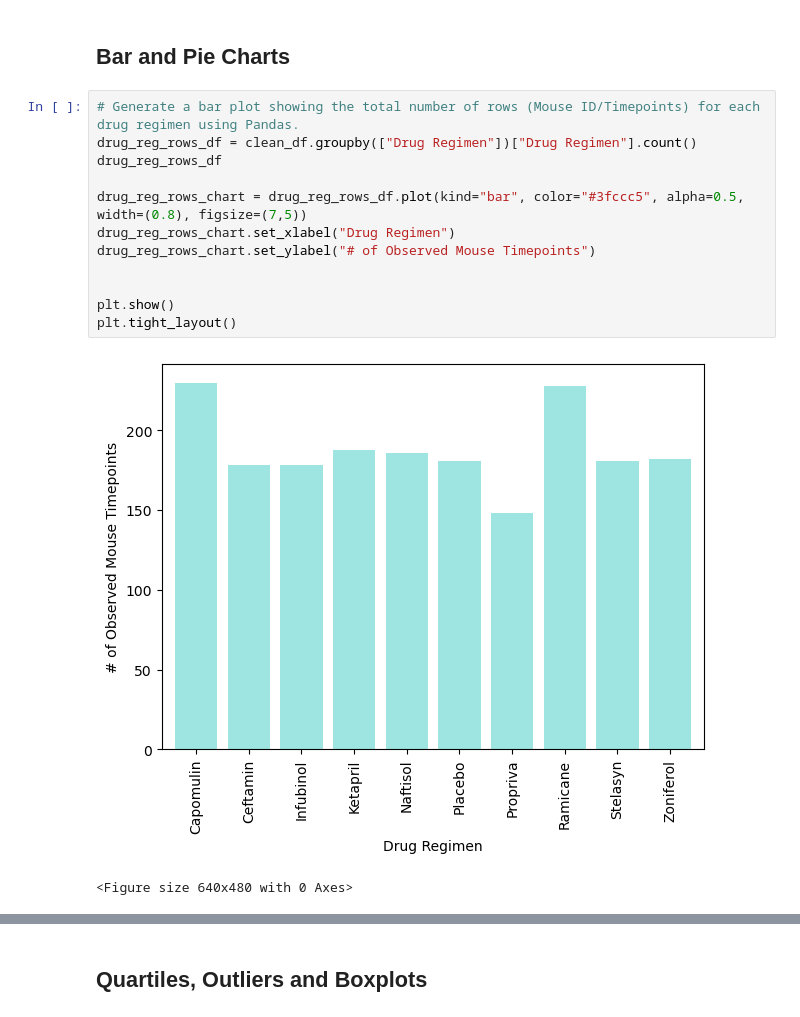
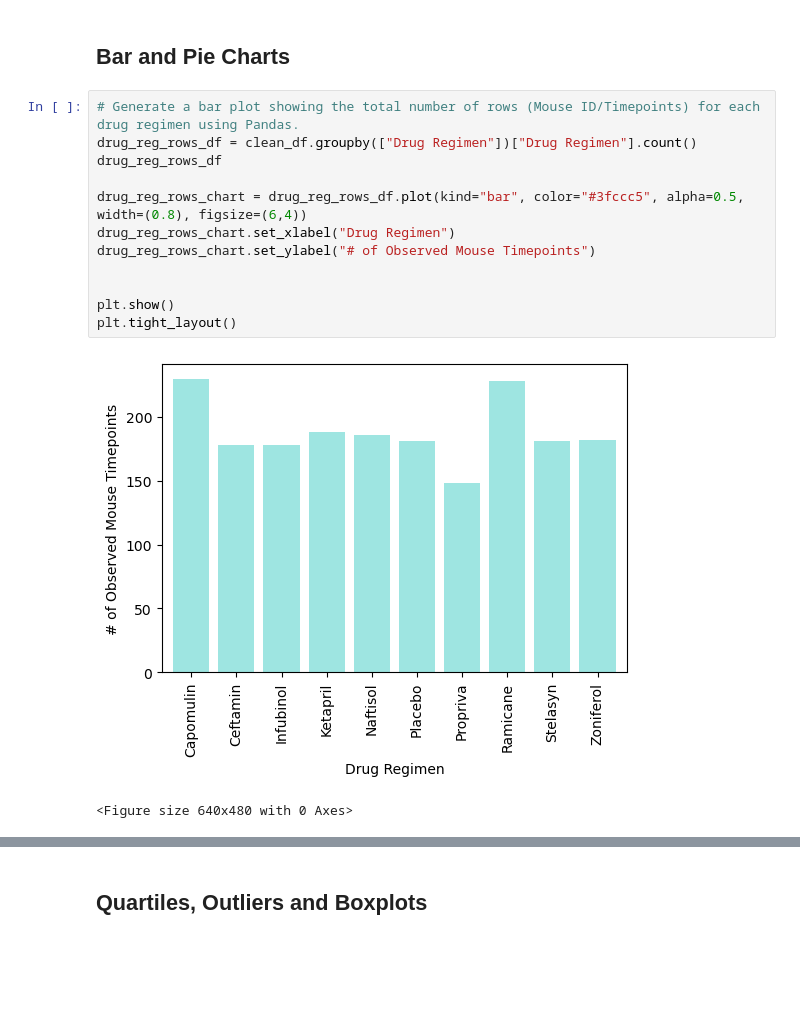
Before and after one commit to laurajanefaulds/matplotlib_challenge, a Jupyter notebook: Pymaceuticals/pymaceuticals_ljf.ipynb, the cells around one changed output, grey strips where cells are left out. Drawn from its saved outputs; the diff is of its cells as text; blank space fills up the shorter version.

```diff
--- a/Pymaceuticals/pymaceuticals_ljf.ipynb
+++ b/Pymaceuticals/pymaceuticals_ljf.ipynb
@@ -164,17 +164,17 @@ summary_stats_2_df
 # %%
 # Generate a bar plot showing the total number of rows (Mouse ID/Timepoints) for each drug regimen using Pandas.
 drug_reg_rows_df = clean_df.groupby(["Drug Regimen"])["Drug Regimen"].count()
 drug_reg_rows_df
 
-drug_reg_rows_chart = drug_reg_rows_df.plot(kind="bar", color="#3fccc5", alpha=0.5, width=(0.8), figsize=(7,5))
+drug_reg_rows_chart = drug_reg_rows_df.plot(kind="bar", color="#3fccc5", alpha=0.5, width=(0.8), figsize=(6,4))
 drug_reg_rows_chart.set_xlabel("Drug Regimen")
 drug_reg_rows_chart.set_ylabel("# of Observed Mouse Timepoints")
 
 
 plt.show()
 plt.tight_layout()
 # %% [output]
-[figure, old version]
+[figure, new version]
 <Figure size 640x480 with 0 Axes>
 # %%
 # Generate a bar plot showing the total number of rows (Mouse ID/Timepoints) for each drug regimen using pyplot.
```
Also changed, not shown: parts of 5 cells of this notebook, 1 other file.
